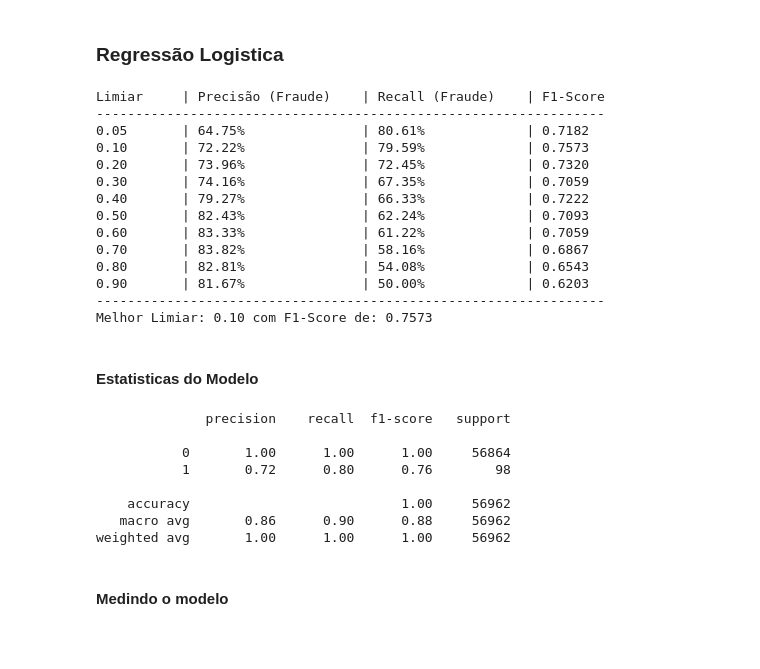
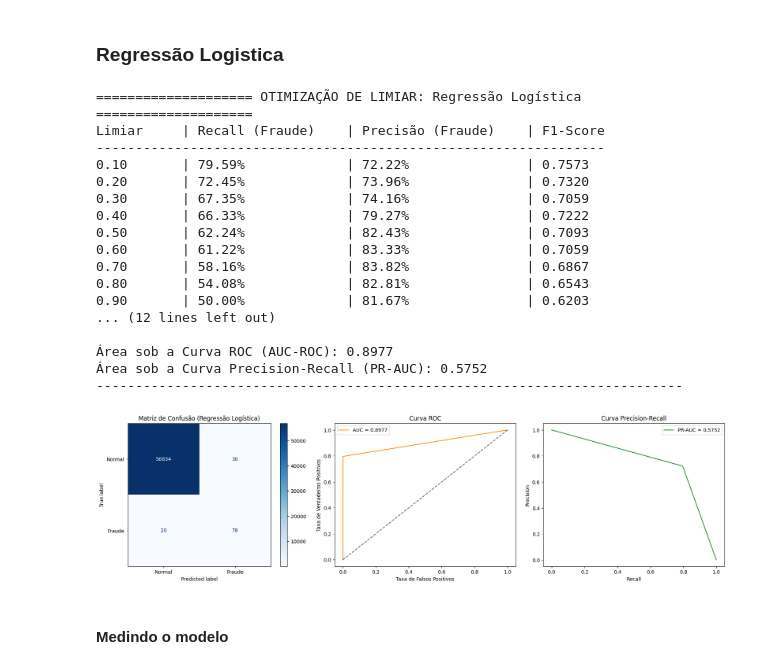
Before and after one commit to echer/dio-challenge-python-anomaly-detection-fraud, a Jupyter notebook: fraud-detection.ipynb, the cells around one changed output. Cells and saved outputs as stored; diff of their text form; code cells hidden in the pictures; blank space fills up the shorter version.

```diff
--- a/fraud-detection.ipynb
+++ b/fraud-detection.ipynb
@@ -60,58 +128,33 @@ x_test["Time"] = scaler.transform(x_test[["Time"]])  # Apenas transform no teste
 # %%
 model = LogisticRegression(max_iter=2000, random_state=random_seed)
 
 model.fit(x_train, y_train)
 
 #y_pred = model.predict(x_test)
 y_prob = model.predict_proba(x_test)[:, 1]
 
-print(f"{'Limiar':<10} | {'Precisão (Fraude)':<20} | {'Recall (Fraude)':<18} | {'F1-Score'}")
-print("-" * 65)
-
-best_f1 = 0
-best_threshold = 0.5
-
-for threshold in [0.05, 0.10, 0.20, 0.30, 0.40, 0.50, 0.60, 0.70, 0.80, 0.90]:
-    y_pred_th = (y_prob >= threshold).astype(int)
-    p, r, f1, _ = precision_recall_fscore_support(y_test, y_pred_th, average=None)
-    print(f"{threshold:<10.2f} | {p[1]:<20.2%} | {r[1]:<18.2%} | {f1[1]:.4f}")
-
-    if f1[1] > best_f1:
-        best_f1 = f1[1]
-        best_threshold = threshold
-
-print("-" * 65)
-print(f"Melhor Limiar: {best_threshold:.2f} com F1-Score de: {best_f1:.4f}")
-
 # Gera a previsão final usando o melhor limiar encontrado:
+best_threshold = encontrar_melhor_limiar(y_test, y_prob, nome_modelo="Regressão Logística")
 y_pred = (y_prob >= best_threshold).astype(int)
+avaliar_modelo(y_test, y_pred,best_threshold,"Regressão Logística")
 # %% [output]
-Limiar     | Precisão (Fraude)    | Recall (Fraude)    | F1-Score
+==================== OTIMIZAÇÃO DE LIMIAR: Regressão Logística ====================
+Limiar     | Recall (Fraude)    | Precisão (Fraude)    | F1-Score
 -----------------------------------------------------------------
-0.05       | 64.75%               | 80.61%             | 0.7182
-0.10       | 72.22%               | 79.59%             | 0.7573
-0.20       | 73.96%               | 72.45%             | 0.7320
-0.30       | 74.16%               | 67.35%             | 0.7059
-0.40       | 79.27%               | 66.33%             | 0.7222
-0.50       | 82.43%               | 62.24%             | 0.7093
-0.60       | 83.33%               | 61.22%             | 0.7059
-0.70       | 83.82%               | 58.16%             | 0.6867
-0.80       | 82.81%               | 54.08%             | 0.6543
-0.90       | 81.67%               | 50.00%             | 0.6203
------------------------------------------------------------------
-Melhor Limiar: 0.10 com F1-Score de: 0.7573
+0.10       | 79.59%             | 72.22%               | 0.7573
+0.20       | 72.45%             | 73.96%               | 0.7320
+0.30       | 67.35%             | 74.16%               | 0.7059
+0.40       | 66.33%             | 79.27%               | 0.7222
+0.50       | 62.24%             | 82.43%               | 0.7093
+0.60       | 61.22%             | 83.33%               | 0.7059
+0.70       | 58.16%             | 83.82%               | 0.6867
+0.80       | 54.08%             | 82.81%               | 0.6543
+0.90       | 50.00%             | 81.67%               | 0.6203
+... (12 lines left out)
+
+Área sob a Curva ROC (AUC-ROC): 0.8977
+Área sob a Curva Precision-Recall (PR-AUC): 0.5752
+---------------------------------------------------------------------------
+[figure, added]
-# %% [markdown]
-#### Estatisticas do Modelo
-# %%
-print(classification_report(y_test, y_pred))
-# %% [output]
-              precision    recall  f1-score   support
-
-           0       1.00      1.00      1.00     56864
-           1       0.72      0.80      0.76        98
-
-    accuracy                           1.00     56962
-   macro avg       0.86      0.90      0.88     56962
-weighted avg       1.00      1.00      1.00     56962
 # %% [markdown]
 #### Medindo o modelo
```
Also changed, not shown: parts of 6 cells of this notebook.
